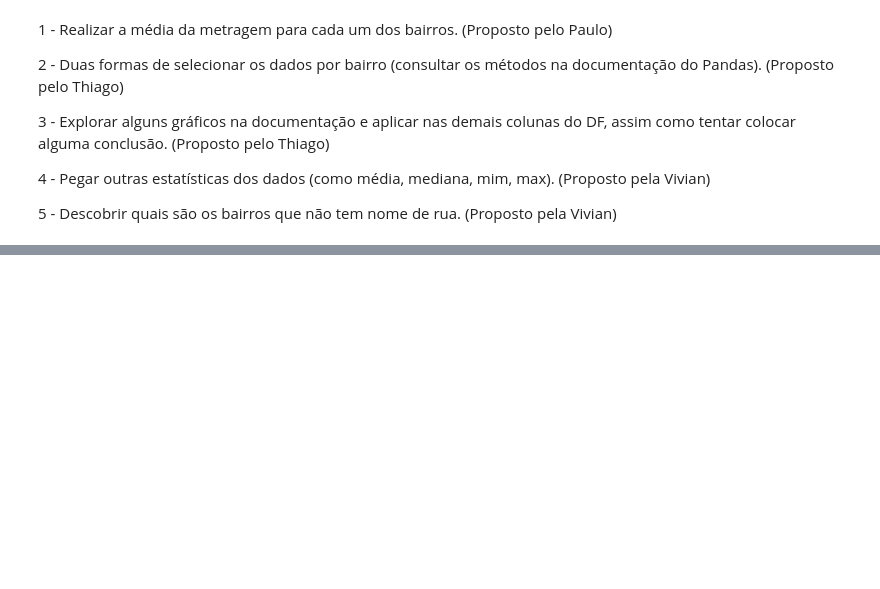
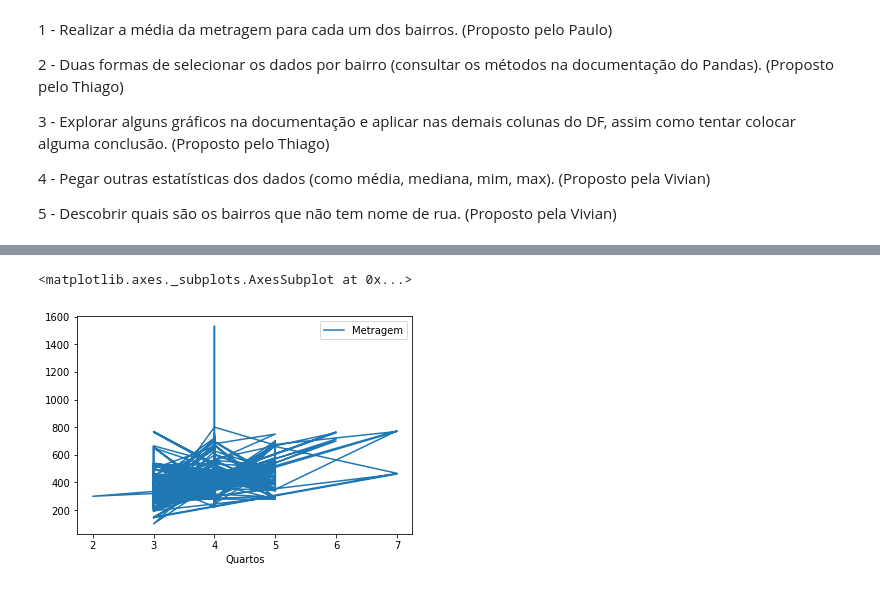
Before and after one commit to phenriquep00/imersao-dados-4, a Jupyter notebook: imersao_dados_4_01.ipynb, the cells around one changed output, grey strips where cells are left out. Drawn from its saved outputs; the diff is of its cells as text; code cells hidden in the pictures; blank space fills up the shorter version.

```diff
--- a/imersao_dados_4_01.ipynb
+++ b/imersao_dados_4_01.ipynb
@@ -130,0 +190,15 @@ n_imoveis_bairro.head(10).plot.bar()
+# %%
+# Desafio 3
+
+# Relação entre metragem e número de banherios no bairro com mais imóveis disponível (Alto de Pinheiros)
+alto_de_pinheiros = data.loc[data['Bairro'] == 'Alto de Pinheiros', ['Metragem', 'Quartos']]
+alto_de_pinheiros.plot(x='Quartos', y='Metragem')
+
+# Este gráfico mostra alguns outliners dentre osimovéis na relação entre metragem e quantidade de quartos, por exemplo, o imovel
+# com maior metragem de alto de pinheiros
+# (proximo de 1600m) possui 4 quartos o que indica quartos espaçosos?
+# enquanto os imóveis que possiem mais quartos (7 ao máximo) não possuem tanta metragem assim, indicando quartos menos espaçosos
+# ou, talves, que todos os cômodos do imovel foram considerados como quartos
+# %% [output]
+<matplotlib.axes._subplots.AxesSubplot at 0x...>
+[figure, added]
```
Also changed, not shown: parts of 5 cells of this notebook.
